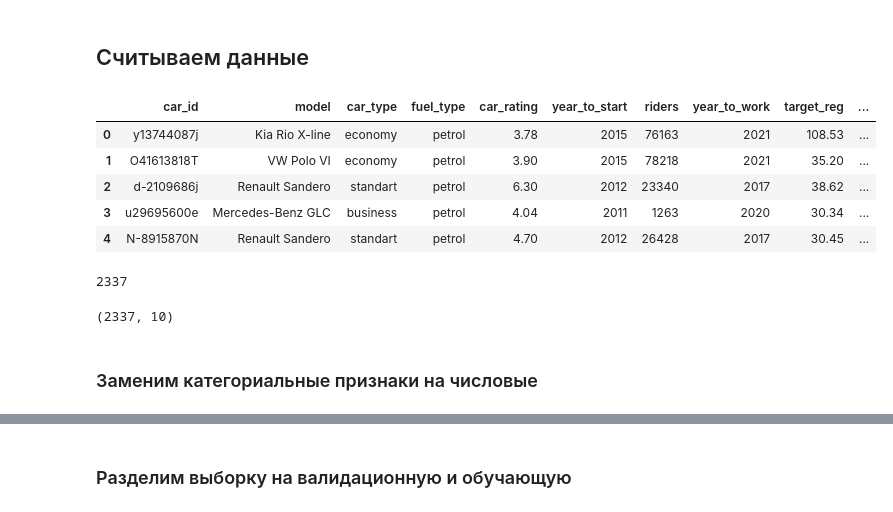
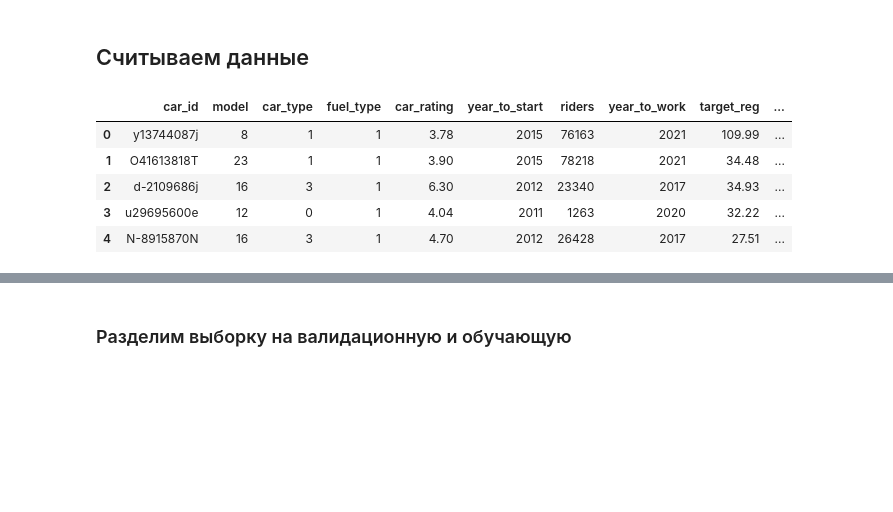
Before and after one commit to a-milenkin/Competitive_Data_Science, a Jupyter notebook: notebooks/6.1 - Blending.ipynb, the cells around one changed output, grey strips where cells are left out. Cells and saved outputs as stored; diff of their text form; code cells hidden in the pictures; blank space fills up the shorter version.

```diff
--- a/notebooks/6.1 - Blending.ipynb
+++ b/notebooks/6.1 - Blending.ipynb
@@ -21,22 +41,19 @@ from catboost import CatBoostClassifier, CatBoostRegressor
 # %% [markdown]
 ## Считываем данные
 # %%
-data = pd.read_csv('../data/car_train.csv')
+data = pd.read_csv("../data/quickstart_train.csv")
+
+### Заменим категориальные признаки на числовые значения
+cat_cols = ["model", "car_type", "fuel_type"]
+for col in cat_cols:
+    data[col] = data[col].replace(np.unique(data[col]), np.arange(data[col].nunique()))
+    data[col] = data[col].astype("category")
+
 data.head()
 # %% [output]
 |  | car_id | model | car_type | fuel_type | car_rating | year_to_start | riders | year_to_work | target_reg | ... |
-| 0 | y13744087j | Kia Rio X-line | economy | petrol | 3.78 | 2015 | 76163 | 2021 | 108.53 | ... |
-| 1 | O41613818T | VW Polo VI | economy | petrol | 3.90 | 2015 | 78218 | 2021 | 35.20 | ... |
-| 2 | d-2109686j | Renault Sandero | standart | petrol | 6.30 | 2012 | 23340 | 2017 | 38.62 | ... |
-| 3 | u29695600e | Mercedes-Benz GLC | business | petrol | 4.04 | 2011 | 1263 | 2020 | 30.34 | ... |
-| 4 | N-8915870N | Renault Sandero | standart | petrol | 4.70 | 2012 | 26428 | 2017 | 30.45 | ... |
+| 0 | y13744087j | 8 | 1 | 1 | 3.78 | 2015 | 76163 | 2021 | 109.99 | ... |
+| 1 | O41613818T | 23 | 1 | 1 | 3.90 | 2015 | 78218 | 2021 | 34.48 | ... |
+| 2 | d-2109686j | 16 | 3 | 1 | 6.30 | 2012 | 23340 | 2017 | 34.93 | ... |
+| 3 | u29695600e | 12 | 0 | 1 | 4.04 | 2011 | 1263 | 2020 | 32.22 | ... |
+| 4 | N-8915870N | 16 | 3 | 1 | 4.70 | 2012 | 26428 | 2017 | 27.51 | ... |
-# %%
-data['car_id'].nunique()
-# %% [output]
-2337
-# %%
-data.shape
-# %% [output]
-(2337, 10)
-# %% [markdown]
-### Заменим категориальные признаки на числовые
```
Also changed, not shown: parts of 52 cells of this notebook, 28 other files.
